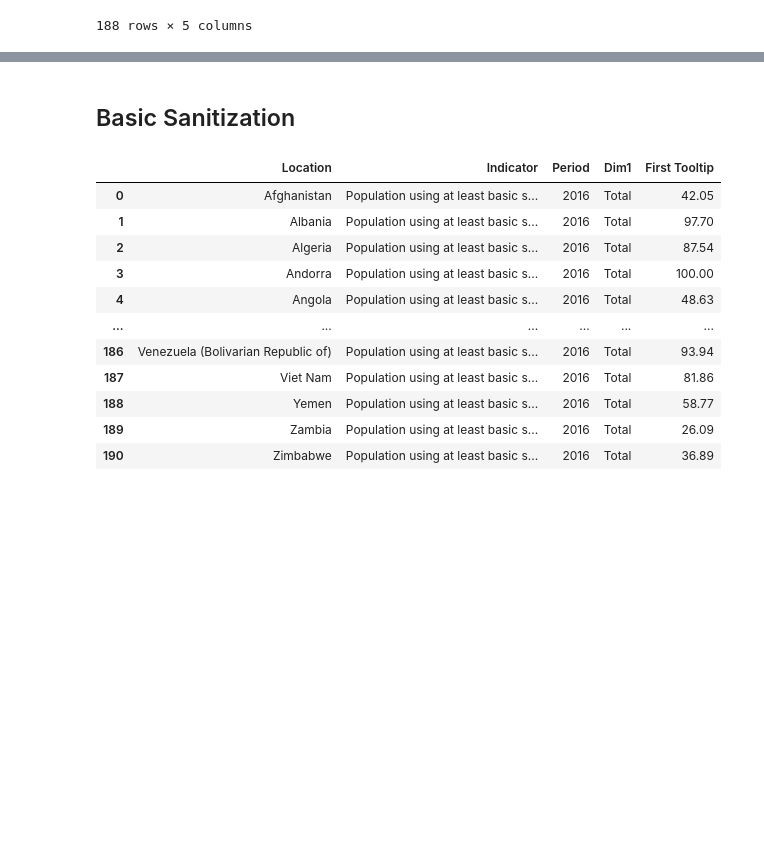
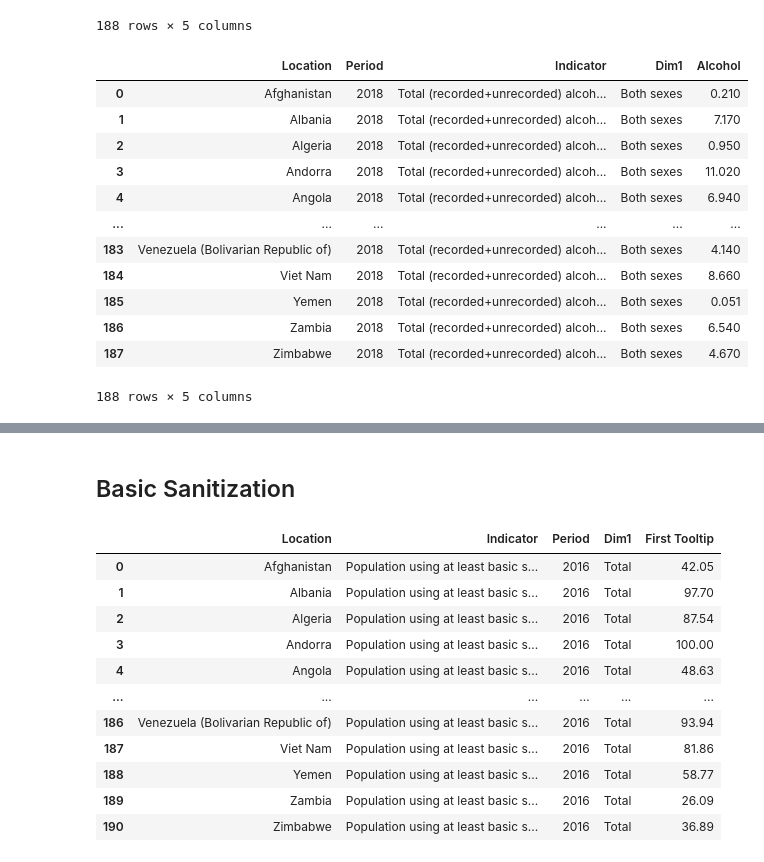
Before and after one commit to kwolf3/World_Health_Statistics_Project, a Jupyter notebook: Combine Datasets- Test Set.ipynb, the cells around one changed output, grey strips where cells are left out. Drawn from its saved outputs; the diff is of its cells as text; code cells hidden in the pictures; blank space fills up the shorter version.

```diff
--- a/Combine Datasets- Test Set.ipynb
+++ b/Combine Datasets- Test Set.ipynb
@@ -44,3 +78,20 @@ alcohol_2018
 | 186 | Zambia | 2018 | Total (recorded+unrecorded) alcoh... | Both sexes | 6.540 |
 | 187 | Zimbabwe | 2018 | Total (recorded+unrecorded) alcoh... | Both sexes | 4.670 |
 188 rows × 5 columns
+# %%
+alcohol_2018.columns = ['Location', 'Period', 'Indicator', 'Dim1', 'Alcohol']
+alcohol_2018
+# %% [output]
+|  | Location | Period | Indicator | Dim1 | Alcohol |
+| 0 | Afghanistan | 2018 | Total (recorded+unrecorded) alcoh... | Both sexes | 0.210 |
+| 1 | Albania | 2018 | Total (recorded+unrecorded) alcoh... | Both sexes | 7.170 |
+| 2 | Algeria | 2018 | Total (recorded+unrecorded) alcoh... | Both sexes | 0.950 |
+| 3 | Andorra | 2018 | Total (recorded+unrecorded) alcoh... | Both sexes | 11.020 |
+| 4 | Angola | 2018 | Total (recorded+unrecorded) alcoh... | Both sexes | 6.940 |
+| ... | ... | ... | ... | ... | ... |
+| 183 | Venezuela (Bolivarian Republic of) | 2018 | Total (recorded+unrecorded) alcoh... | Both sexes | 4.140 |
+| 184 | Viet Nam | 2018 | Total (recorded+unrecorded) alcoh... | Both sexes | 8.660 |
+| 185 | Yemen | 2018 | Total (recorded+unrecorded) alcoh... | Both sexes | 0.051 |
+| 186 | Zambia | 2018 | Total (recorded+unrecorded) alcoh... | Both sexes | 6.540 |
+| 187 | Zimbabwe | 2018 | Total (recorded+unrecorded) alcoh... | Both sexes | 4.670 |
+188 rows × 5 columns
```
Also changed, not shown: parts of 56 cells of this notebook.
